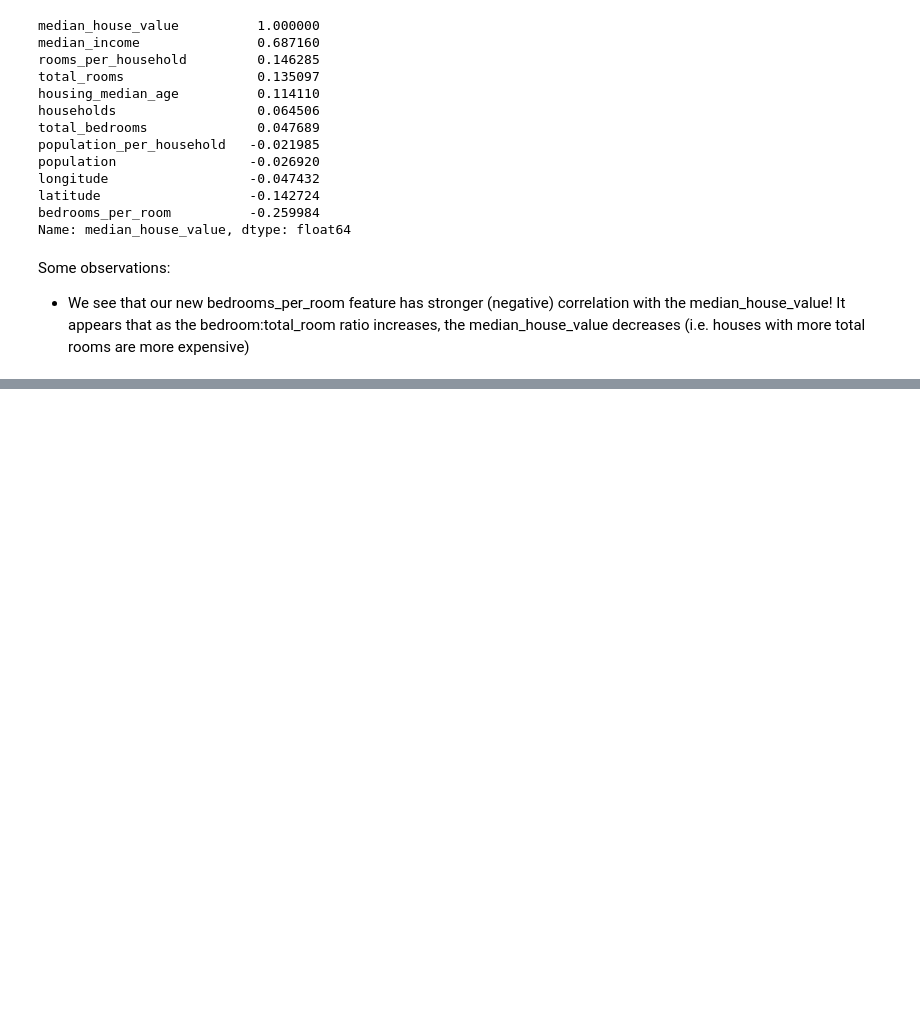
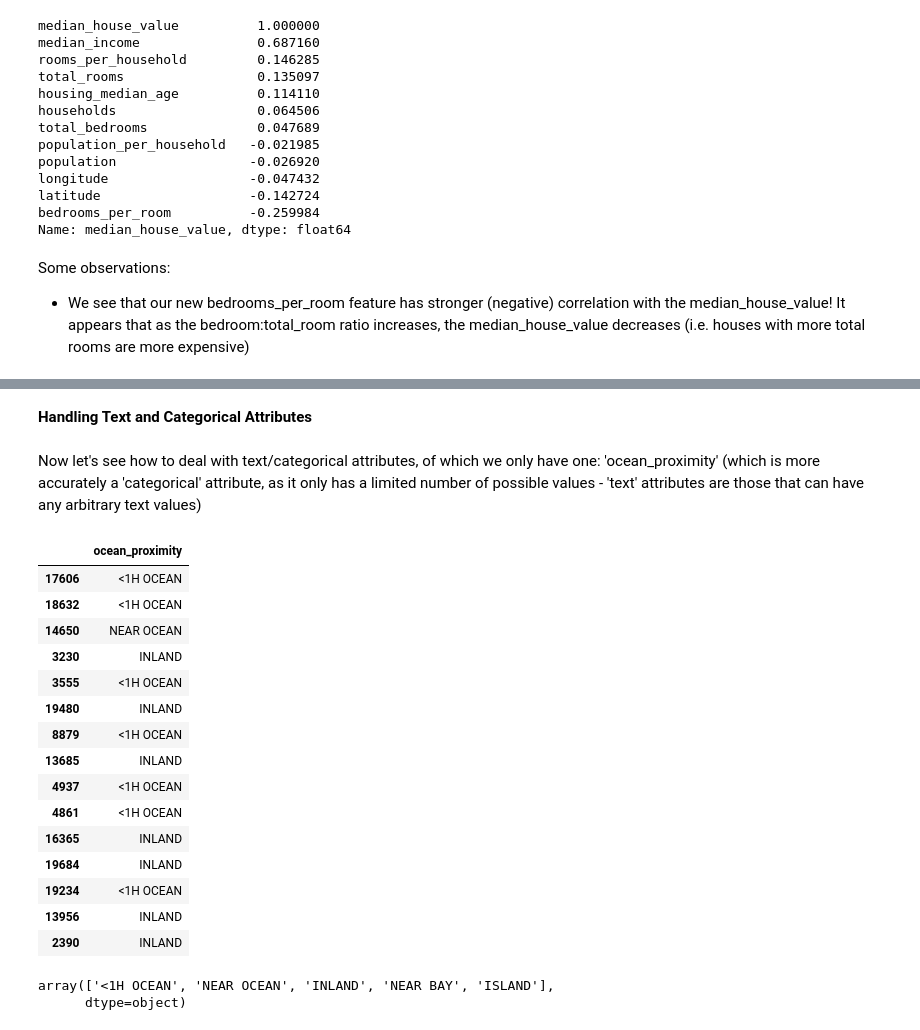
Before and after one commit to aj112358/ML_Notes, a Jupyter notebook: 02_End_to_End_Machine_Learning_Project/02_Real_Estate_Project.ipynb, the cells around one changed output, grey strips where cells are left out. Saved outputs shown, nothing was run; the diff lists cells and outputs as text; code cells hidden in the pictures; blank space fills up the shorter version.

```diff
--- a/02_End_to_End_Machine_Learning_Project/02_Real_Estate_Project.ipynb
+++ b/02_End_to_End_Machine_Learning_Project/02_Real_Estate_Project.ipynb
@@ -729,0 +888,29 @@ Some observations:
+# %% [markdown]
+**Handling Text and Categorical Attributes**
+# %% [markdown]
+Now let's see how to deal with text/categorical attributes, of which we only have one: 'ocean_proximity' (which is more accurately a 'categorical' attribute, as it only has a limited number of possible values - 'text' attributes are those that can have any arbitrary text values)
+# %%
+housing_categorical = housing[["ocean_proximity"]]
+housing_categorical.head(15)
+# %% [output]
+|  | ocean_proximity |
+| 17606 | <1H OCEAN |
+| 18632 | <1H OCEAN |
+| 14650 | NEAR OCEAN |
+| 3230 | INLAND |
+| 3555 | <1H OCEAN |
+| 19480 | INLAND |
+| 8879 | <1H OCEAN |
+| 13685 | INLAND |
+| 4937 | <1H OCEAN |
+| 4861 | <1H OCEAN |
+| 16365 | INLAND |
+| 19684 | INLAND |
+| 19234 | <1H OCEAN |
+| 13956 | INLAND |
+| 2390 | INLAND |
+# %%
+housing_categorical["ocean_proximity"].unique()
+# %% [output]
+array(['<1H OCEAN', 'NEAR OCEAN', 'INLAND', 'NEAR BAY', 'ISLAND'],
+      dtype=object)
```
Also changed, not shown: parts of 38 cells of this notebook.
